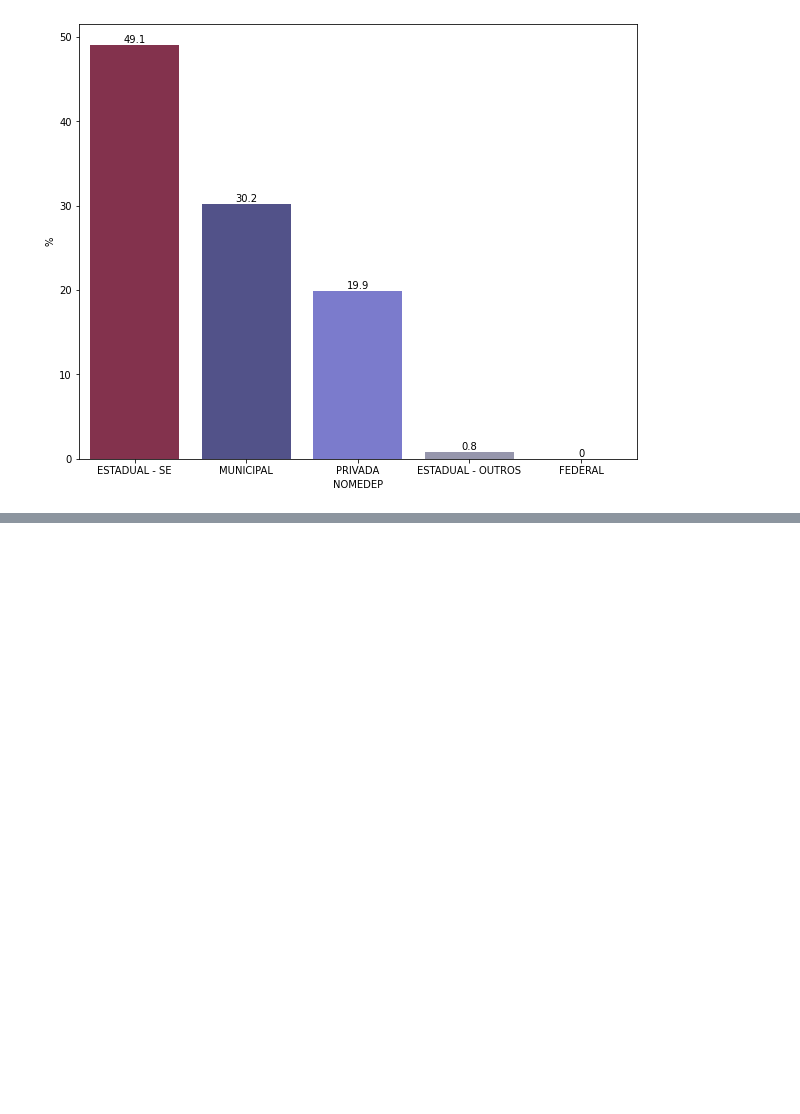
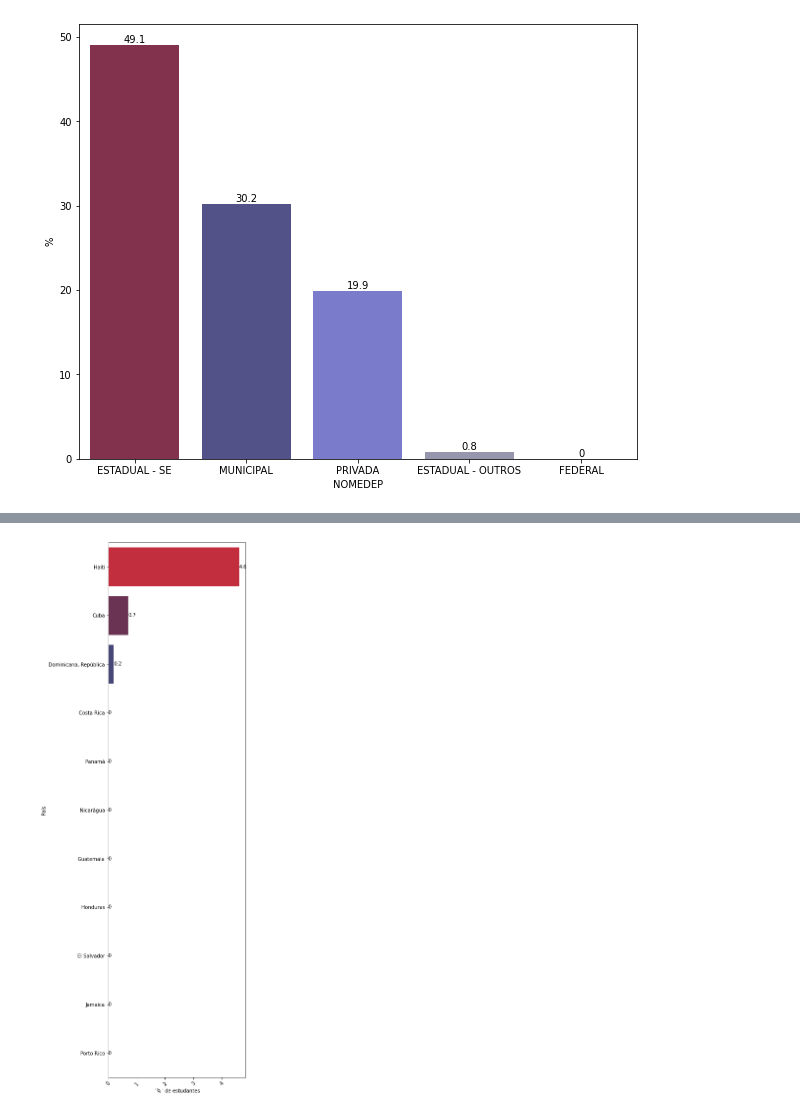
Before and after one commit to MirianGuerra/TCC, a Jupyter notebook: tcc.ipynb, the cells around one changed output, grey strips where cells are left out. Cells and saved outputs as stored; diff of their text form; code cells hidden in the pictures; blank space fills up the shorter version.

```diff
--- a/tcc.ipynb
+++ b/tcc.ipynb
@@ -294,0 +324,4 @@ EmptyDataError: No columns to parse from file
+# %%
+grafico_barras_horizontal(df_am_central_pais, df_alunos_estrangeiros, 'DS_PAIS', 'QTD_ALUNOS', '"%" de estudantes', 'País')
+# %% [output]
+[figure, added]
```
Also changed, not shown: parts of 10 cells of this notebook.
